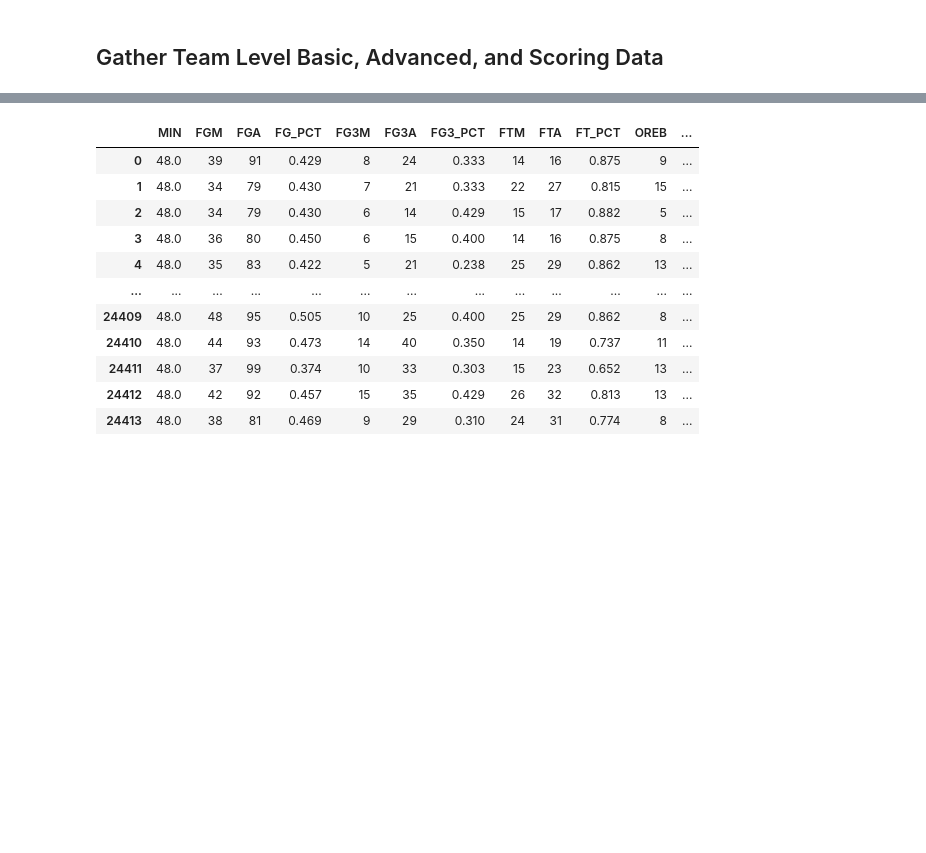
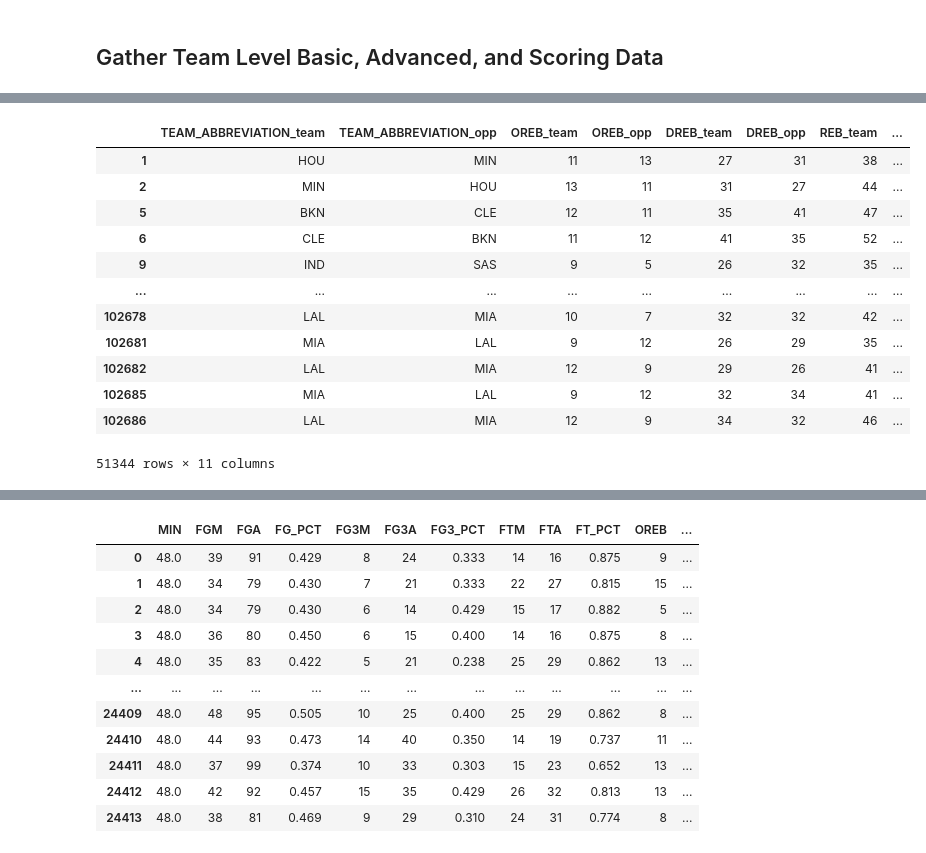
Before and after one commit to jnish23/NBA_Model, a Jupyter notebook: notebooks/team_based_modelv2.ipynb, the cells around one changed output, grey strips where cells are left out. Saved outputs shown, nothing was run; the diff lists cells and outputs as text; code cells hidden in the pictures; blank space fills up the shorter version.

```diff
--- a/notebooks/team_based_modelv2.ipynb
+++ b/notebooks/team_based_modelv2.ipynb
@@ -110,0 +108,16 @@ clean_data
+# %%
+matchups[['TEAM_ABBREVIATION_team', 'TEAM_ABBREVIATION_opp', 'OREB_team', 'OREB_opp', 'DREB_team', 'DREB_opp', 'REB_team', 'RE13_opp', 'OREB_PCT_team', 'DREB_PCT_team', 'REB_PCT_team']]
+# %% [output]
+|  | TEAM_ABBREVIATION_team | TEAM_ABBREVIATION_opp | OREB_team | OREB_opp | DREB_team | DREB_opp | REB_team | ... |
+| 1 | HOU | MIN | 11 | 13 | 27 | 31 | 38 | ... |
+| 2 | MIN | HOU | 13 | 11 | 31 | 27 | 44 | ... |
+| 5 | BKN | CLE | 12 | 11 | 35 | 41 | 47 | ... |
+| 6 | CLE | BKN | 11 | 12 | 41 | 35 | 52 | ... |
+| 9 | IND | SAS | 9 | 5 | 26 | 32 | 35 | ... |
+| ... | ... | ... | ... | ... | ... | ... | ... | ... |
+| 102678 | LAL | MIA | 10 | 7 | 32 | 32 | 42 | ... |
+| 102681 | MIA | LAL | 9 | 12 | 26 | 29 | 35 | ... |
+| 102682 | LAL | MIA | 12 | 9 | 29 | 26 | 41 | ... |
+| 102685 | MIA | LAL | 9 | 12 | 32 | 34 | 41 | ... |
+| 102686 | LAL | MIA | 12 | 9 | 34 | 32 | 46 | ... |
+51344 rows × 11 columns
```
Also changed, not shown: parts of 21 cells of this notebook, 1 other file.
